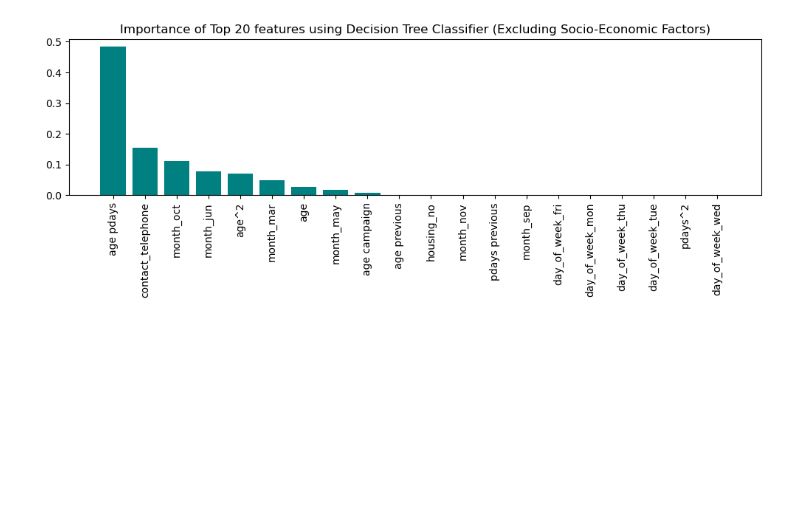
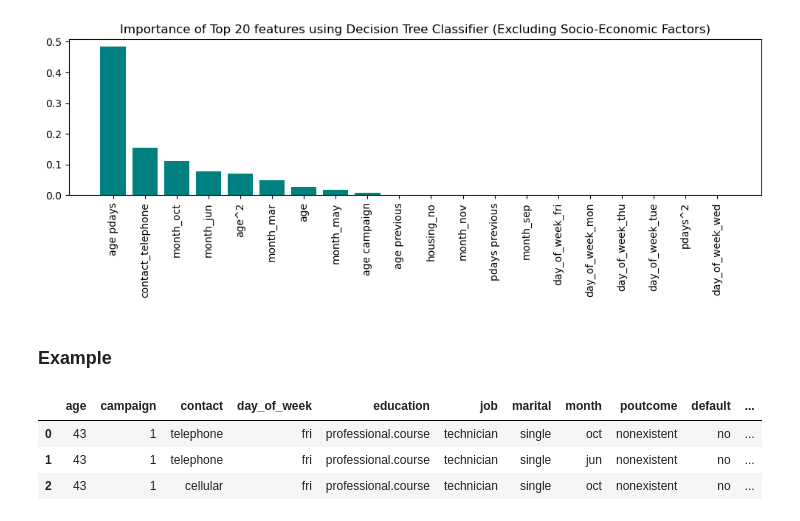
Before and after one commit to garimasc/bank_marketing, a Jupyter notebook: evaluate_classification.ipynb, the cells around one changed output. Drawn from its saved outputs; the diff is of its cells as text; code cells hidden in the pictures; blank space fills up the shorter version.

Commit message:
complete readme file, add an example

```diff
--- a/evaluate_classification.ipynb
+++ b/evaluate_classification.ipynb
@@ -298,7 +298,7 @@ Test F1-score for Logistic Regression: 0.45
 ### K-Nearest Neighbors
 # %%
 # load
-with open('knn.pkl', 'rb') as f:
+with open('models/knn.pkl', 'rb') as f:
     knn_grid = pickle.load(f)
 
 # knn_pipe = Pipeline([
@@ -320,7 +320,7 @@ print(f"Training F1-score for KNN Classifier: {knn_grid.score(X_train, y_train):
 print(f"Test F1-score for KNN Classifier: {knn_grid.score(X_test, y_test):0.2f}")
 
 # # save
-# with open('knn.pkl','wb') as f:
+# with open('models/knn.pkl','wb') as f:
 #     pickle.dump(knn_grid,f)
 # %% [output]
 {'clf__metric': 'minkowski', 'clf__n_neighbors': 3, 'clf__weights': 'uniform', 'transform__poly__degree': 2}
@@ -331,7 +331,7 @@ Test F1-score for KNN Classifier: 0.35
 ### Decision Tree Classifier
 # %%
 # load
-with open('tree.pkl', 'rb') as f:
+with open('models/tree.pkl', 'rb') as f:
     tree_grid = pickle.load(f)
 
 # tree_pipe = Pipeline([
@@ -354,7 +354,7 @@ print(f"Training F1-score for Tree Classifier: {tree_grid.score(X_train, y_train
 print(f"Test F1-score for Tree Classifier: {tree_grid.score(X_test, y_test):0.2f}")
 
 # # save
-# with open('tree.pkl','wb') as f:
+# with open('models/tree.pkl','wb') as f:
 #     pickle.dump(tree_grid,f)
 # %% [output]
 {'clf__class_weight': 'balanced', 'clf__criterion': 'gini', 'clf__max_depth': 4, 'clf__min_samples_split': 0.01, 'transform__poly__degree': 1}
@@ -387,7 +387,7 @@ plt.savefig("images/tree_feature_importance.png")
 ### Support Vector Machine
 # %%
 #load
-with open('svm.pkl', 'rb') as f:
+with open('models/svm.pkl', 'rb') as f:
     svm_grid = pickle.load(f)
 
 # svm_pipe = Pipeline([
@@ -407,7 +407,7 @@ print(f"Training F1-score for SVM: {svm_grid.score(X_train, y_train):0.2f}")
 print(f"Test F1-score for SVM: {svm_grid.score(X_test, y_test):0.2f}")
 
 # # save
-# with open('svm.pkl','wb') as f:
+# with open('models/svm.pkl','wb') as f:
 #     pickle.dump(svm_grid,f)
 # %% [output]
 {'clf__kernel': 'linear'}
@@ -462,7 +462,7 @@ new_col_transform = ColumnTransformer([
     ('poly', PolynomialFeatures(degree= 1), num_features)], remainder = 'drop')
 # %%
 # load
-with open('tree_2.pkl', 'rb') as f:
+with open('models/tree_2.pkl', 'rb') as f:
     tree_grid_2 = pickle.load(f)
 
 # tree_pipe_2 = Pipeline([
@@ -485,7 +485,7 @@ print(f"Training F1-score for Tree Classifier: {tree_grid_2.score(X_train, y_tra
 print(f"Test F1-score for Tree Classifier: {tree_grid_2.score(X_test, y_test):0.2f}")
 
 # # save
-# with open('tree_2.pkl','wb') as f:
+# with open('models/tree_2.pkl','wb') as f:
 #     pickle.dump(tree_grid_2,f)
 # %% [output]
 {'clf__class_weight': 'balanced', 'clf__criterion': 'entropy', 'clf__max_depth': 6, 'clf__min_samples_split': 0.05, 'transform__poly__degree': 2}
@@ -526,3 +526,25 @@ plt.tight_layout();
 plt.savefig("images/tree_feature_importance_ex_scoio_economic.png")
 # %% [output]
 [figure]
+# %% [markdown]
+### Example
+# %%
+dt_ex = data.query("y== 'no' and housing== 'no' and loan== 'no' and month== 'oct' and default== 'no'")
+dt_ex = data.loc[24002, features ]
+
+disp_features = ['age', 'campaign', 'contact', 'day_of_week', 'education', 'job',
+                          'marital', 'month', 'poutcome', 'default', 'housing', 'loan']
+
+dt_ex = pd.concat([dt_ex, dt_ex, dt_ex], axis= 1).T.reset_index(drop= True)
+dt_ex.loc[1, 'month'] = 'jun'
+dt_ex.loc[2, 'contact'] = 'cellular'
+
+dt_prob = pd.DataFrame(tree_grid_2.predict_proba(dt_ex), index= dt_ex.index, columns= ['no', 'yes'])
+dt_prob= dt_ex[disp_features].merge(dt_prob, left_index= True, right_index= True)
+
+dt_prob
+# %% [output]
+|  | age | campaign | contact | day_of_week | education | job | marital | month | poutcome | default | ... |
+| 0 | 43 | 1 | telephone | fri | professional.course | technician | single | oct | nonexistent | no | ... |
+| 1 | 43 | 1 | telephone | fri | professional.course | technician | single | jun | nonexistent | no | ... |
+| 2 | 43 | 1 | cellular | fri | professional.course | technician | single | oct | nonexistent | no | ... |
```
Also changed, not shown: parts of 1 cell of this notebook, 2 other files.
